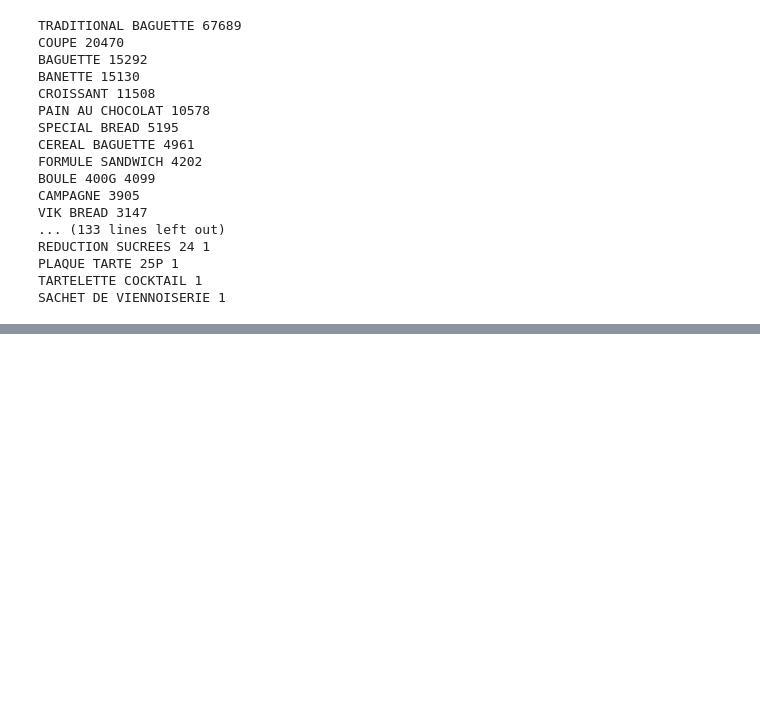
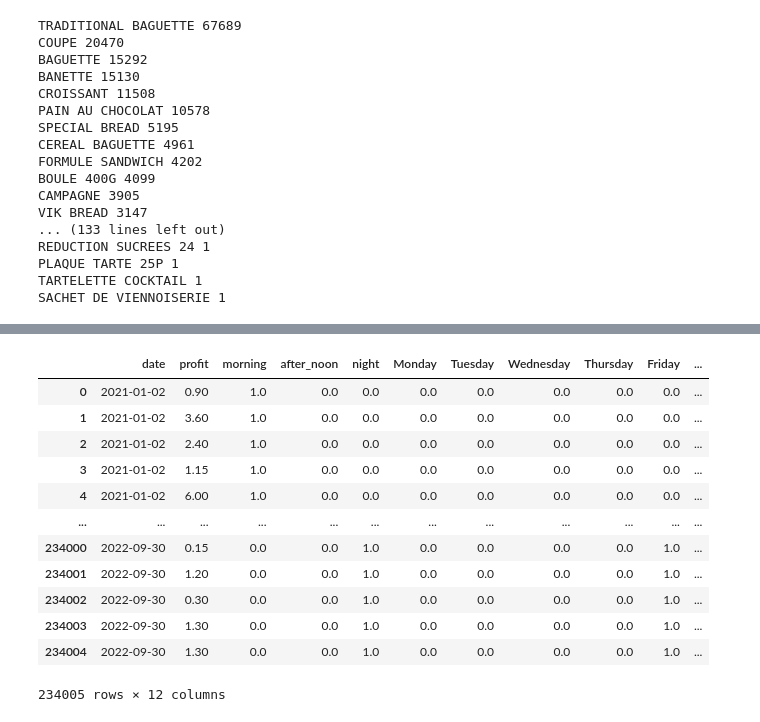
Before and after one commit to mauriciobenjamin700/8-periodo, a Jupyter notebook: sistemas-inteligentes/class/2024-10-16/main.ipynb, the cells around one changed output, grey strips where cells are left out. Cells and saved outputs as stored; diff of their text form; code cells hidden in the pictures; blank space fills up the shorter version.

Commit message:
processamento do dataset para um de regressao

```diff
--- a/sistemas-inteligentes/class/2024-10-16/main.ipynb
+++ b/sistemas-inteligentes/class/2024-10-16/main.ipynb
@@ -204,0 +307,3 @@ SACHET DE VIENNOISERIE 1
+# %%
+df[['morning', 'after_noon', 'night']] = df.apply(classify_time, axis=1, result_type='expand')
+df
@@ -204,0 +324,3 @@ SACHET DE VIENNOISERIE 1
+# %%
+df.drop(columns=['time'], inplace=True)
+df
@@ -204,0 +341,3 @@ SACHET DE VIENNOISERIE 1
+# %%
+df.drop(columns=['sale_id'], inplace=True)
+df
@@ -204,0 +358,2 @@ SACHET DE VIENNOISERIE 1
+# %%
+df["profit"] = df["profit"].apply(lambda x: round(x, 2))
@@ -204,0 +376,26 @@ SACHET DE VIENNOISERIE 1
+# %%
+df['day_of_week'] = df['date'].dt.day_name()
+
+# Criar colunas para cada dia da semana e preencher com 1.0 ou 0.0
+days_of_week = ['Monday', 'Tuesday', 'Wednesday', 'Thursday', 'Friday', 'Saturday', 'Sunday']
+for day in days_of_week:
+    df[day] = df['day_of_week'].apply(lambda x: 1.0 if x == day else 0.0)
+
+# Remover a coluna auxiliar 'day_of_week'
+df.drop(columns=['day_of_week'], inplace=True)
+
+df
+# %% [output]
+|  | date | profit | morning | after_noon | night | Monday | Tuesday | Wednesday | Thursday | Friday | ... |
+| 0 | 2021-01-02 | 0.90 | 1.0 | 0.0 | 0.0 | 0.0 | 0.0 | 0.0 | 0.0 | 0.0 | ... |
+| 1 | 2021-01-02 | 3.60 | 1.0 | 0.0 | 0.0 | 0.0 | 0.0 | 0.0 | 0.0 | 0.0 | ... |
+| 2 | 2021-01-02 | 2.40 | 1.0 | 0.0 | 0.0 | 0.0 | 0.0 | 0.0 | 0.0 | 0.0 | ... |
+| 3 | 2021-01-02 | 1.15 | 1.0 | 0.0 | 0.0 | 0.0 | 0.0 | 0.0 | 0.0 | 0.0 | ... |
+| 4 | 2021-01-02 | 6.00 | 1.0 | 0.0 | 0.0 | 0.0 | 0.0 | 0.0 | 0.0 | 0.0 | ... |
+| ... | ... | ... | ... | ... | ... | ... | ... | ... | ... | ... | ... |
+| 234000 | 2022-09-30 | 0.15 | 0.0 | 0.0 | 1.0 | 0.0 | 0.0 | 0.0 | 0.0 | 1.0 | ... |
+| 234001 | 2022-09-30 | 1.20 | 0.0 | 0.0 | 1.0 | 0.0 | 0.0 | 0.0 | 0.0 | 1.0 | ... |
+| 234002 | 2022-09-30 | 0.30 | 0.0 | 0.0 | 1.0 | 0.0 | 0.0 | 0.0 | 0.0 | 1.0 | ... |
+| 234003 | 2022-09-30 | 1.30 | 0.0 | 0.0 | 1.0 | 0.0 | 0.0 | 0.0 | 0.0 | 1.0 | ... |
+| 234004 | 2022-09-30 | 1.30 | 0.0 | 0.0 | 1.0 | 0.0 | 0.0 | 0.0 | 0.0 | 1.0 | ... |
+234005 rows × 12 columns
```
Also changed, not shown: parts of 18 cells of this notebook, 1 other file.
